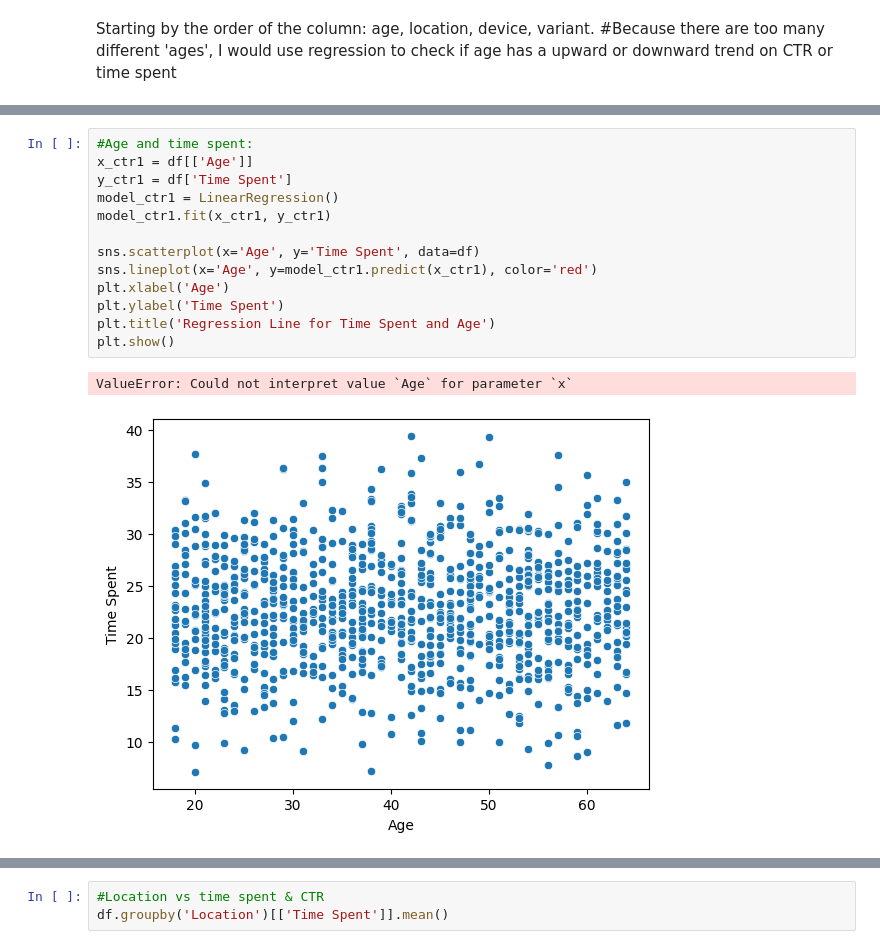
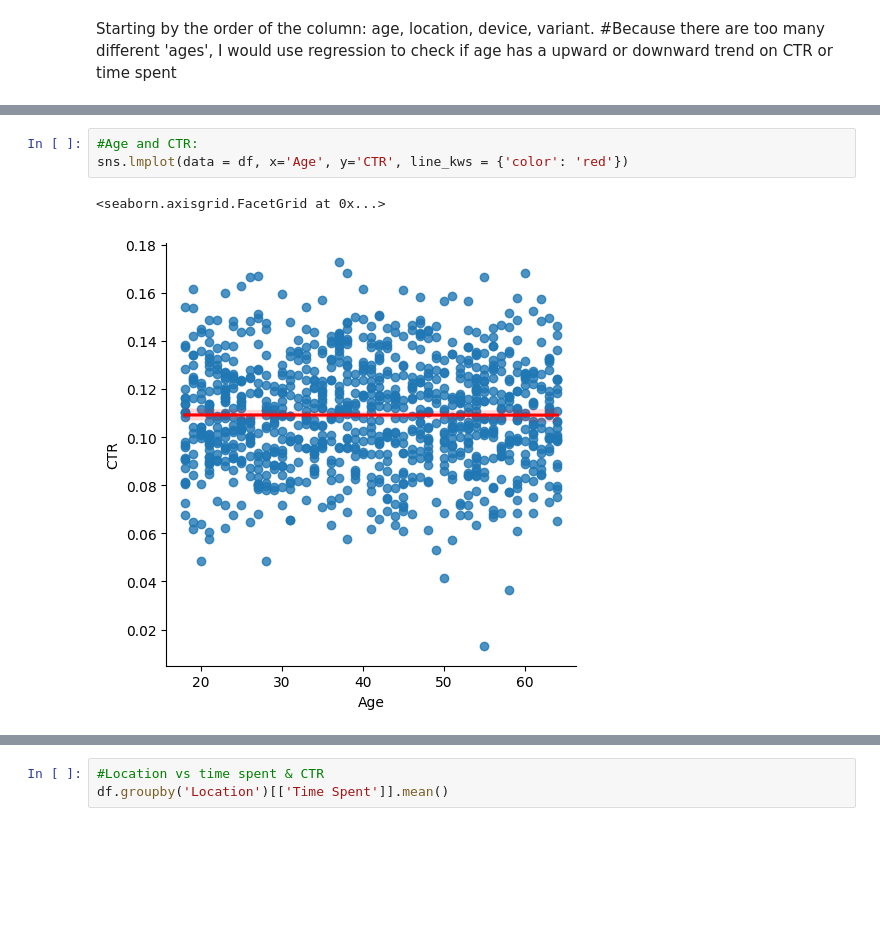
Before and after one commit to RandyLuChang/schulich_data_science, a Jupyter notebook: assignments/assignment2.ipynb, the cells around one changed output, grey strips where cells are left out. Cells and saved outputs as stored; diff of their text form; blank space fills up the shorter version.

```diff
--- a/assignments/assignment2.ipynb
+++ b/assignments/assignment2.ipynb
@@ -47,16 +31,6 @@ ValueError: Could not interpret value `Age` for parameter `x`
-# %%
-#Age and time spent:
-x_ctr1 = df[['Age']]
-y_ctr1 = df['Time Spent']
-model_ctr1 = LinearRegression()
-model_ctr1.fit(x_ctr1, y_ctr1)
-
-sns.scatterplot(x='Age', y='Time Spent', data=df)
-sns.lineplot(x='Age', y=model_ctr1.predict(x_ctr1), color='red')
-plt.xlabel('Age')
-plt.ylabel('Time Spent')
-plt.title('Regression Line for Time Spent and Age')
-plt.show()
-# %% [output]
-ValueError: Could not interpret value `Age` for parameter `x`
-[figure, removed]
+# %%
+#Age and CTR:
+sns.lmplot(data = df, x='Age', y='CTR', line_kws = {'color': 'red'})
+# %% [output]
+<seaborn.axisgrid.FacetGrid at 0x...>
+[figure, added]
```
Also changed, not shown: parts of 3 cells of this notebook.
